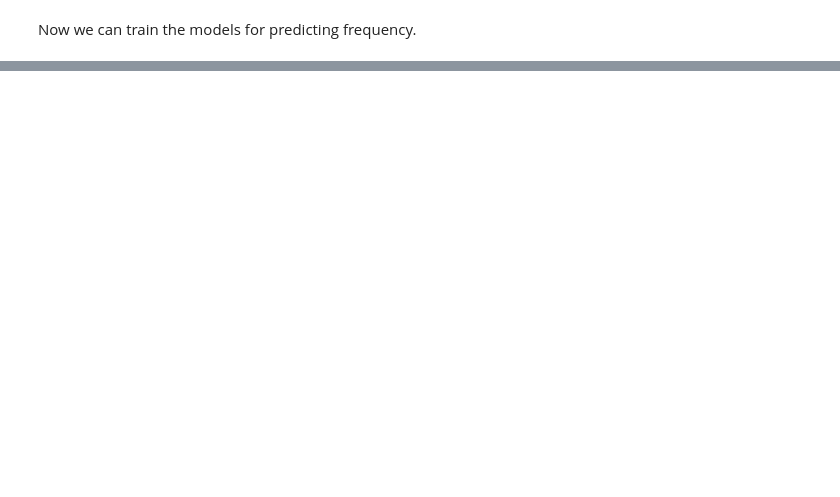
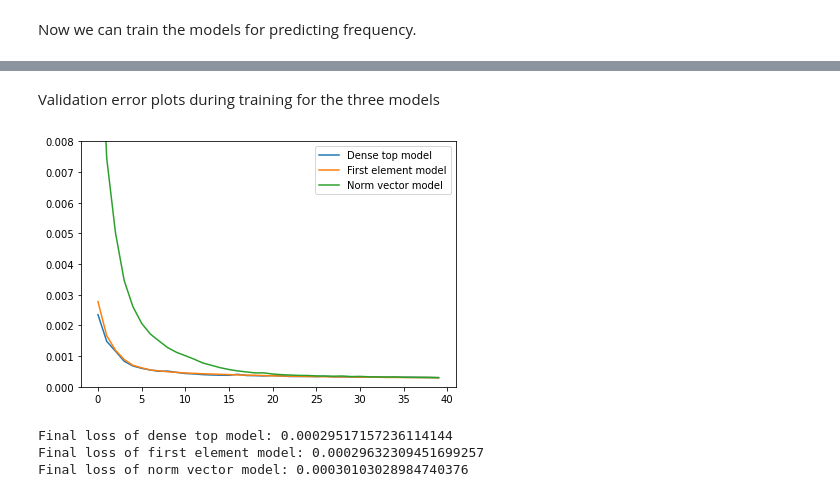
Before and after one commit to dncoble/Notebooks, a Jupyter notebook: machine learning/Vector Output of LSTMs/Vector Output of LSTMs.ipynb, the cells around one changed output, grey strips where cells are left out. Saved outputs shown, nothing was run; the diff lists cells and outputs as text; code cells hidden in the pictures; blank space fills up the shorter version.

Commit message:
finished vector output of LSTM

```diff
--- a/machine learning/Vector Output of LSTMs/Vector Output of LSTMs.ipynb
+++ b/machine learning/Vector Output of LSTMs/Vector Output of LSTMs.ipynb
@@ -122,0 +105,20 @@ Function call stack:
+# %% [markdown]
+Validation error plots during training for the three models
+# %%
+plt.figure()
+plt.plot(freq_val[0], label="Dense top model")
+plt.plot(freq_val[1], label="First element model")
+plt.plot(freq_val[2], label="Norm vector model")
+plt.legend()
+plt.ylim((0, .008))
+plt.tight_layout()
+plt.show()
+
+print("Final loss of dense top model: " + str(freq_val[0][-1]))
+print("Final loss of first element model: " + str(freq_val[1][-1]))
+print("Final loss of norm vector model: " + str(freq_val[2][-1]))
+# %% [output]
+[figure, added]
+Final loss of dense top model: 0.00029517157236114144
+Final loss of first element model: 0.00029632309451699257
+Final loss of norm vector model: 0.00030103028984740376
```
Also changed, not shown: parts of 6 cells of this notebook.
